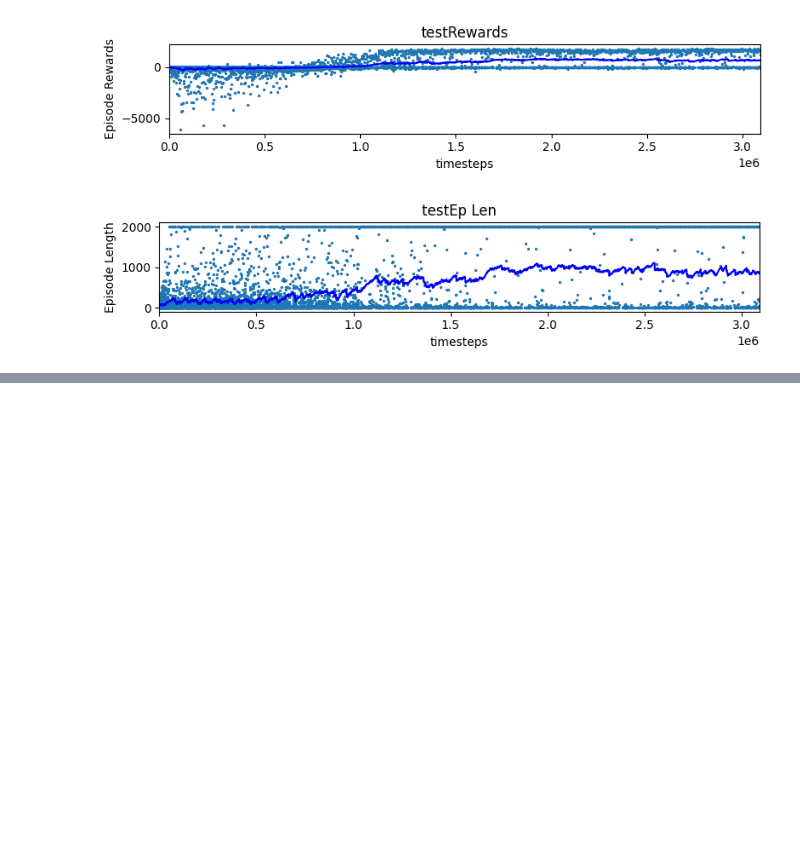
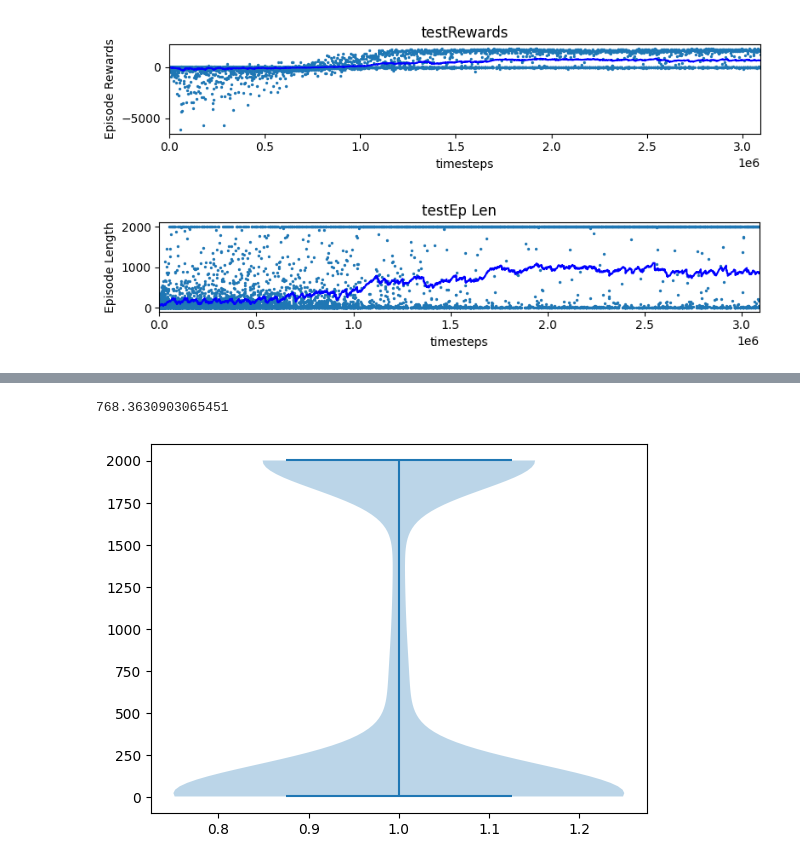
Before and after one commit to JarekJurek/quadruped_project, a Jupyter notebook: results_inspection.ipynb, the cells around one changed output, grey strips where cells are left out. Saved outputs shown, nothing was run; the diff lists cells and outputs as text; code cells hidden in the pictures; blank space fills up the shorter version.

Commit message:
inspection of other results

```diff
--- a/results_inspection.ipynb
+++ b/results_inspection.ipynb
@@ -92,0 +82,7 @@ analyse_output(episode_xy_list)
+# %%
+log_dir = "/home/moskit/epfl/legged_robots/quadruped_project/trained_models/flat_terrain/survival_reward_random_vel"
+rewards_xy_list, episode_xy_list = extract_results([log_dir] , 10e10, 'timesteps', "test")
+analyse_output(episode_xy_list)
+# %% [output]
+768.3630903065451
+[figure, added]
```
Also changed, not shown: parts of 10 cells of this notebook.
